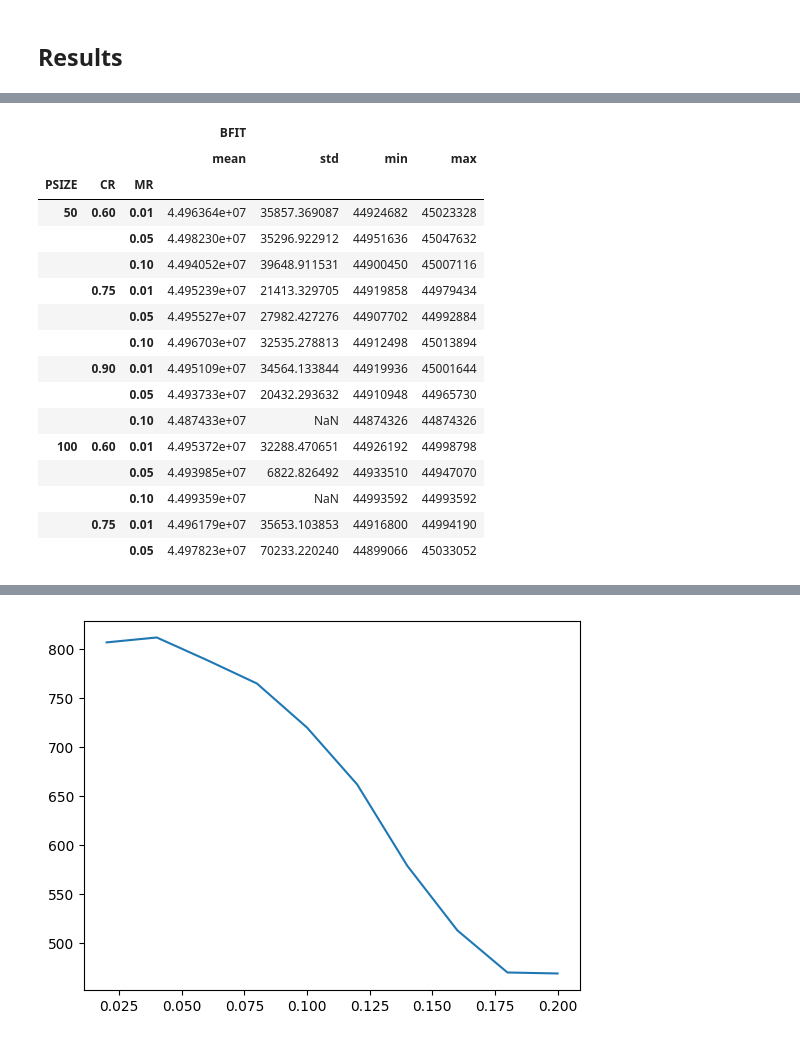
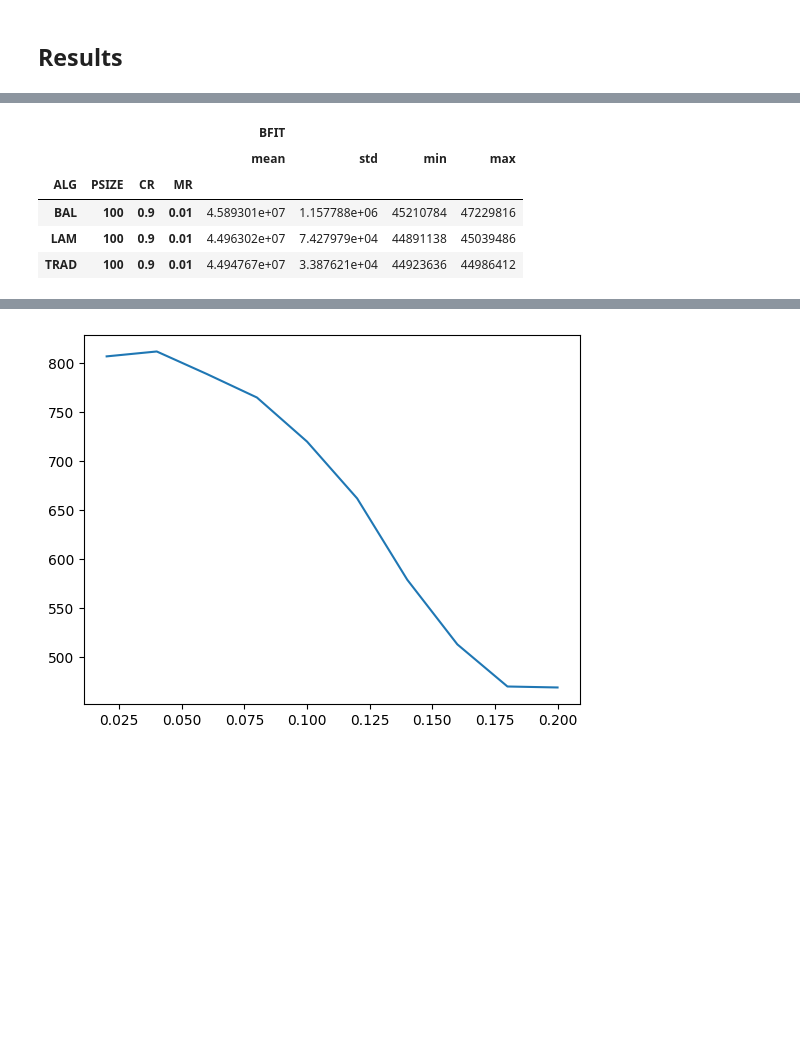
Before and after one commit to pnovoa/eapractci, a Jupyter notebook: report.ipynb, the cells around one changed output, grey strips where cells are left out. Drawn from its saved outputs; the diff is of its cells as text; code cells hidden in the pictures; blank space fills up the shorter version.

```diff
--- a/report.ipynb
+++ b/report.ipynb
@@ -39,22 +39,11 @@ pd.pivot_table(df_evol[(df_evol["FES"] > 0) & (df_evol["FES"] < 30000)].reset_in
 # %%
 import numpy as np
-df_best.loc[:, ['PSIZE', 'CR', 'MR', 'BFIT']].groupby(['PSIZE', 'CR', 'MR']).agg([np.mean, np.std, min, max])
+df_best.loc[:, ['ALG', 'PSIZE', 'CR', 'MR', 'BFIT']].groupby(['ALG', 'PSIZE', 'CR', 'MR']).agg([np.mean, np.std, min, max])
 # %% [output]
-|  |  |  | BFIT |  |  |  |
-|  |  |  | mean | std | min | max |
-| PSIZE | CR | MR |  |  |  |  |
-| 50 | 0.60 | 0.01 | 4.496364e+07 | 35857.369087 | 44924682 | 45023328 |
-|  |  | 0.05 | 4.498230e+07 | 35296.922912 | 44951636 | 45047632 |
-|  |  | 0.10 | 4.494052e+07 | 39648.911531 | 44900450 | 45007116 |
-|  | 0.75 | 0.01 | 4.495239e+07 | 21413.329705 | 44919858 | 44979434 |
-|  |  | 0.05 | 4.495527e+07 | 27982.427276 | 44907702 | 44992884 |
-|  |  | 0.10 | 4.496703e+07 | 32535.278813 | 44912498 | 45013894 |
-|  | 0.90 | 0.01 | 4.495109e+07 | 34564.133844 | 44919936 | 45001644 |
-|  |  | 0.05 | 4.493733e+07 | 20432.293632 | 44910948 | 44965730 |
-|  |  | 0.10 | 4.487433e+07 | NaN | 44874326 | 44874326 |
-| 100 | 0.60 | 0.01 | 4.495372e+07 | 32288.470651 | 44926192 | 44998798 |
-|  |  | 0.05 | 4.493985e+07 | 6822.826492 | 44933510 | 44947070 |
-|  |  | 0.10 | 4.499359e+07 | NaN | 44993592 | 44993592 |
-|  | 0.75 | 0.01 | 4.496179e+07 | 35653.103853 | 44916800 | 44994190 |
-|  |  | 0.05 | 4.497823e+07 | 70233.220240 | 44899066 | 45033052 |
+|  |  |  |  | BFIT |  |  |  |
+|  |  |  |  | mean | std | min | max |
+| ALG | PSIZE | CR | MR |  |  |  |  |
+| BAL | 100 | 0.9 | 0.01 | 4.589301e+07 | 1.157788e+06 | 45210784 | 47229816 |
+| LAM | 100 | 0.9 | 0.01 | 4.496302e+07 | 7.427979e+04 | 44891138 | 45039486 |
+| TRAD | 100 | 0.9 | 0.01 | 4.494767e+07 | 3.387621e+04 | 44923636 | 44986412 |
 # %%
```
Also changed, not shown: parts of 2 cells of this notebook, 1 other file.
